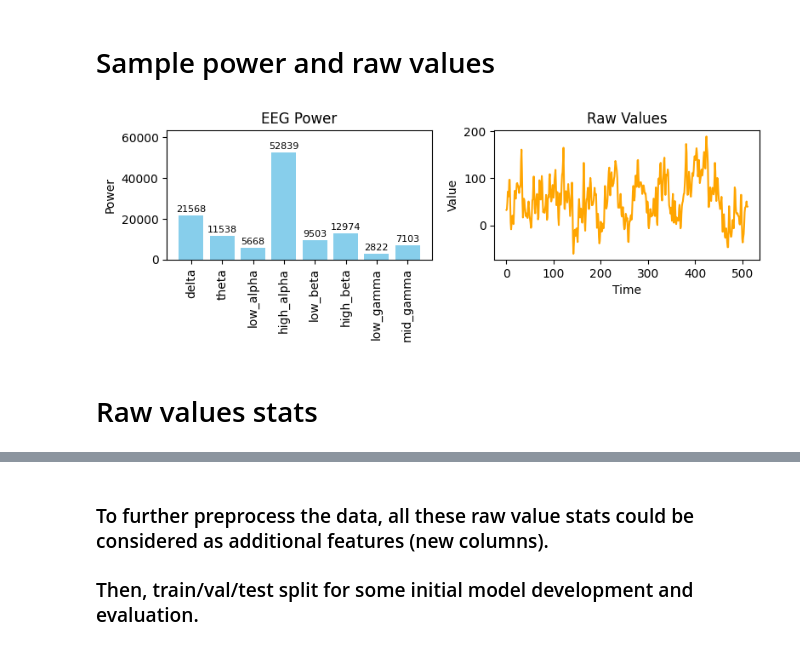
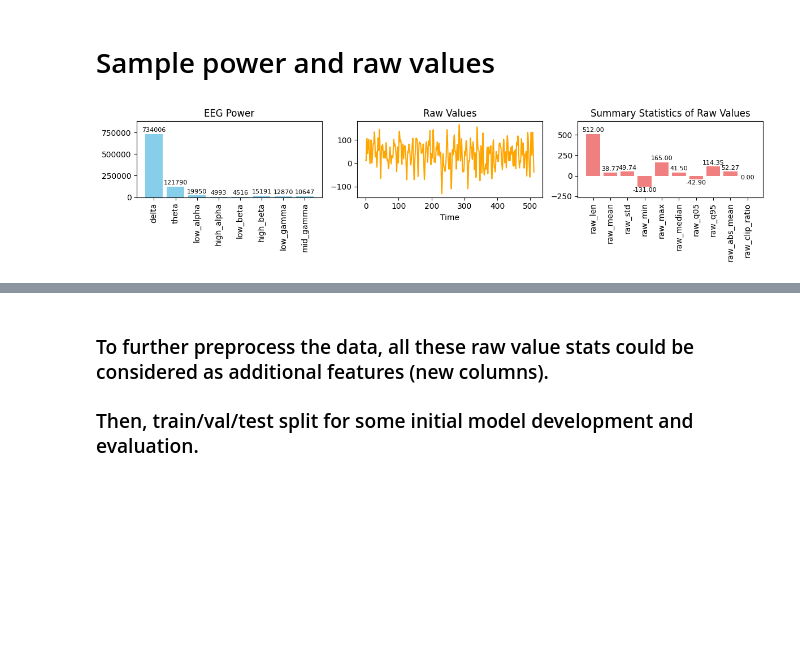
Before and after one commit to parhamkebria/EEG, a Jupyter notebook: EEG.ipynb, the cells around one changed output, grey strips where cells are left out. Drawn from its saved outputs; the diff is of its cells as text; code cells hidden in the pictures; blank space fills up the shorter version.

```diff
--- a/EEG.ipynb
+++ b/EEG.ipynb
@@ -11,11 +104,19 @@ import ast
 # %%
-eeg_data = pd.read_csv('./EEG/eeg-data.csv', low_memory=False)
-eeg_data.rename(columns={'Unnamed: 0': 'index'}, inplace=True)
-def extract_eeg_lists(eeg_power_str): # Runs faster thatn ast.literal_eval() and eval()
-    return [float(n) for n in eeg_power_str.split("[")[1].split("]")[0].split(",")]
-eeg_data.eeg_power = eeg_data.eeg_power.apply(extract_eeg_lists)
-eeg_data.raw_values = eeg_data.raw_values.apply(extract_eeg_lists)
+RAW_PATH = Path("EEG/eeg-data.csv")
+eeg_data = pd.read_csv(RAW_PATH, converters={"eeg_power": parse_num_list, "raw_values": parse_num_list})
 original_size = eeg_data.shape[0]
 print(f"Original size of the dataset: {original_size}")
+eeg_data = eeg_data[eeg_data.label != 'unlabeled']
+print(f"Size of the dataset after removing unlabeled data: {eeg_data.shape[0]}")
+eeg_data = eeg_data[eeg_data['signal_quality'] <= 128].copy()
+print(f"Data loss percentage: {(1 - eeg_data.shape[0] / original_size) * 100:.2f}%")
+eeg_data = eeg_data[['id', 'eeg_power', 'raw_values', 'label']]
+print("Data shape after dropping unnecessary columns:", eeg_data.shape)
+print("Columns:", eeg_data.columns)
+
+# def extract_eeg_lists(eeg_power_str): # Runs faster thatn ast.literal_eval() and eval()
+#     return [float(n) for n in eeg_power_str.split("[")[1].split("]")[0].split(",")]
+# eeg_data.eeg_power = eeg_data.eeg_power.apply(extract_eeg_lists)
+# eeg_data.raw_values = eeg_data.raw_values.apply(extract_eeg_lists)
 # %% [output]
 Original size of the dataset: 30013
@@ -52,5 +135,6 @@ Number of labels: 68
 # %%
-eeg_data = eeg_data[eeg_data.label != 'unlabeled']
-print(f"Size of the dataset after removing unlabeled data: {eeg_data.shape[0]}")
-print(f"Data loss percentage: {(1 - eeg_data.shape[0] / original_size) * 100:.2f}%")
+eeg_data['label'] = eeg_data['label'].map(to_major_class)
+eeg_data.reset_index(inplace=True)
+print(f"Data shape after collating minor classes into major ones: {eeg_data.shape}")
+print(f"Unique classes after collating minor classes into major ones: \t{len(eeg_data['label'].unique())}")
 # %% [output]
@@ -73,28 +186,35 @@ plt.show()
 # %% [markdown]
 # Sample power and raw values
 # %%
+random_index = np.random.choice(eeg_data.index)
 POWER_BANDS = ['delta', 'theta', 'low_alpha', 'high_alpha', 'low_beta', 'high_beta', 'low_gamma', 'mid_gamma']
-fig, axs = plt.subplots(1, 2, figsize=(8, 3))
+fig, axs = plt.subplots(1, 3, figsize=(12, 3))
 
 axs[0].bar(POWER_BANDS, eeg_data.eeg_power[random_index], color='skyblue')
 for p in axs[0].patches:
     axs[0].annotate(f'{p.get_height():.0f}', (p.get_x() + p.get_width() / 2., p.get_height()),
                     ha='center', va='center', fontsize=8, color='black', xytext=(0, 5),
                     textcoords='offset points')
 axs[0].set_title('EEG Power')
-axs[0].set_ylabel('Power')
 axs[0].set_ylim(0, max(eeg_data.eeg_power[random_index]) * 1.2)
 axs[0].set_xticks(range(len(POWER_BANDS)))
 axs[0].set_xticklabels(POWER_BANDS, rotation=90)
 
 axs[1].plot(eeg_data.raw_values[random_index], label='Raw Values', color='orange')
 axs[1].set_title('Raw Values')
 axs[1].set_xlabel('Time')
-axs[1].set_ylabel('Value')
+
+raw_features = summarize_vector(eeg_data.raw_values[random_index], 'raw')
+axs[2].bar(raw_features.keys(), raw_features.values(), color='lightcoral')
+for i, value in enumerate(raw_features.values()):
+    axs[2].text(i, value + math.copysign(10, value),
+                f'{value:.2f}', ha='center', va='bottom' if value > 0 else 'top', fontsize=8)
+axs[2].set_title('Summary Statistics of Raw Values')
+axs[2].set_xticks(range(len(raw_features.keys())))
+axs[2].set_xticklabels(raw_features.keys(), rotation=90)
+axs[2].set_ylim(min(raw_features.values()) * 2, max(raw_features.values()) * 1.3)
 
 plt.tight_layout()
 plt.show()
 # %% [output]
-[figure, old version]
+[figure, new version]
-# %% [markdown]
-# Raw values stats
```
Also changed, not shown: parts of 12 cells of this notebook.
